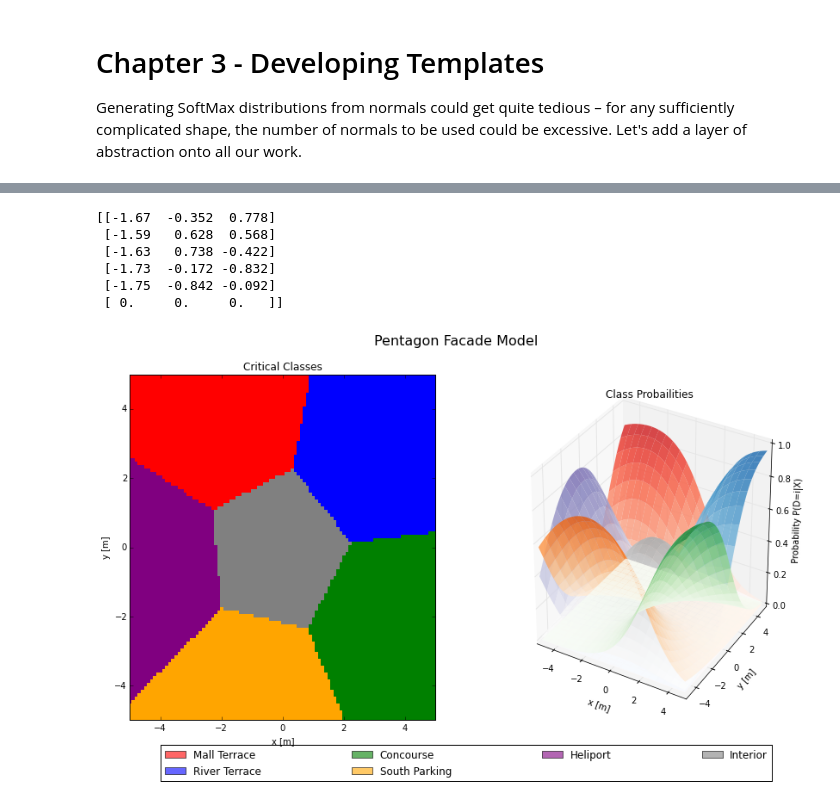
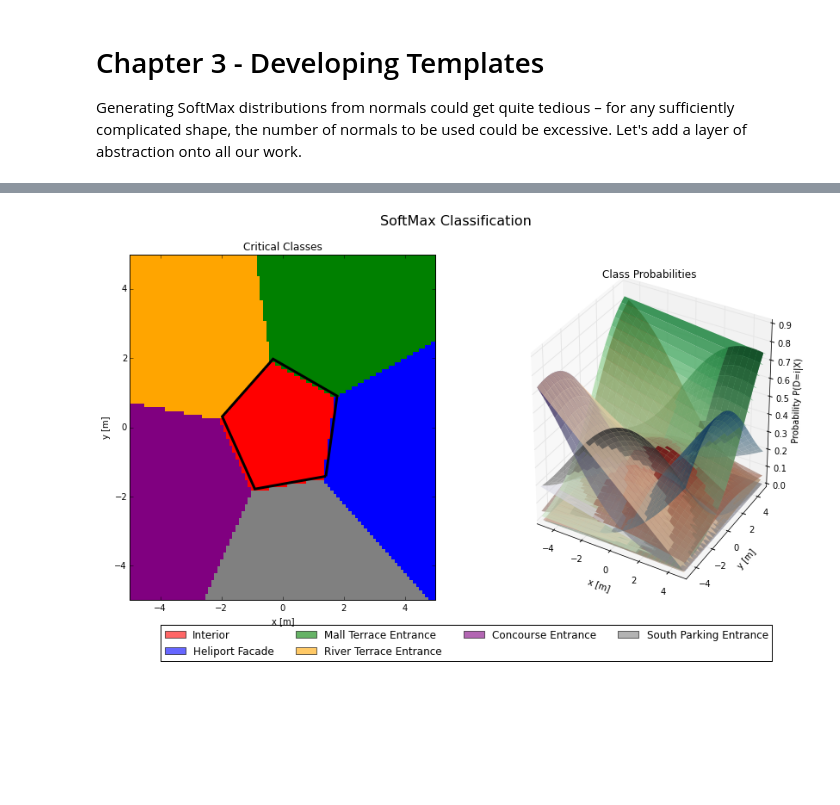
Before and after one commit to COHRINT/cops_and_robots, a Jupyter notebook: notebooks/softmax/03_from_templates.ipynb, the cells around one changed output, grey strips where cells are left out. Saved outputs shown, nothing was run; the diff lists cells and outputs as text; code cells hidden in the pictures; blank space fills up the shorter version.

```diff
--- a/notebooks/softmax/03_from_templates.ipynb
+++ b/notebooks/softmax/03_from_templates.ipynb
@@ -173,19 +143,13 @@ $$
-# %%
-w[0,0] = -1.67
-w[1,0] = -1.59
-w[2,0] = -1.63
-w[3,0] = -1.73
-w[4,0] = -1.75
-new_w = np.vstack((w, np.zeros(3)))  # Append the weights for the new interior class
-print(new_w)
-
-pentagon = SoftMax(weights=new_w, class_labels=labels)
-pentagon.plot(title='Pentagon Facade Model')
-# %% [output]
-[[-1.67  -0.352  0.778]
- [-1.59   0.628  0.568]
- [-1.63   0.738 -0.422]
- [-1.73  -0.172 -0.832]
- [-1.75  -0.842 -0.092]
- [ 0.     0.     0.   ]]
-[figure, removed]
+# %%
+import numpy as np
+%matplotlib inline
+
+from cops_and_robots.robo_tools.fusion.softmax import SoftMax, make_regular_2D_poly
+poly = make_regular_2D_poly(5, max_r=2, theta=-np.pi/4)
+labels = ['Interior','Heliport Facade','Mall Terrace Entrance',
+              'River Terrace Entrance', 'Concourse Entrance',
+              'South Parking Entrance']
+sm = SoftMax(poly=poly, class_labels=labels, resolution=0.1)
+sm.plot(plot_poly=True, plot_normals=False)
+# %% [output]
+[figure, added]
```
Also changed, not shown: parts of 14 cells of this notebook, 4 other files.
